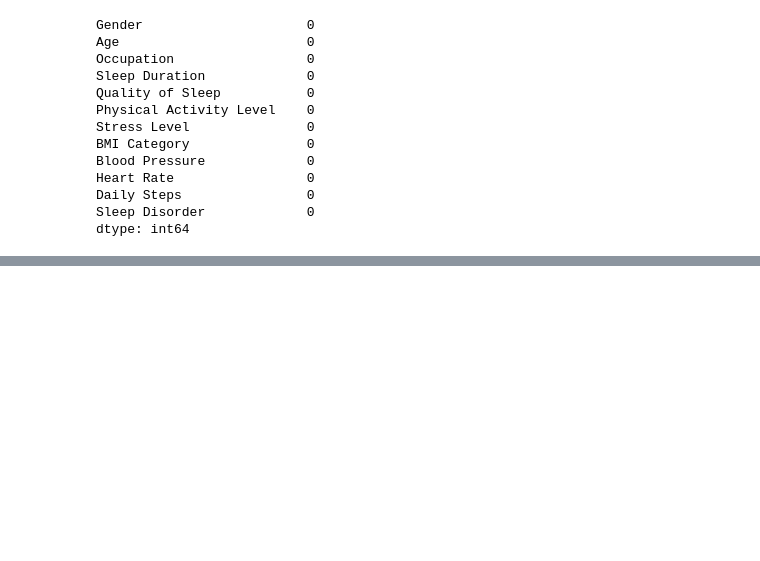
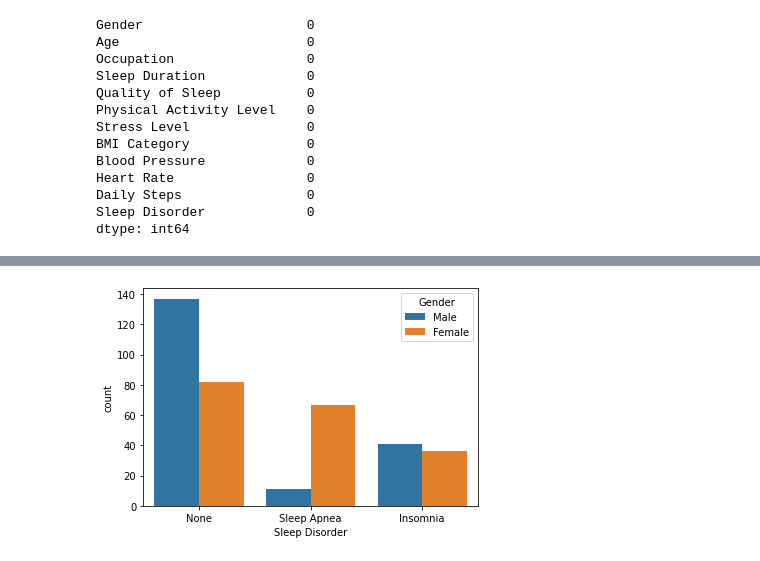
Before and after one commit to rohan-singh987/SomnoInsight, a Jupyter notebook: SomnoInsight.ipynb, the cells around one changed output, grey strips where cells are left out. Drawn from its saved outputs; the diff is of its cells as text; code cells hidden in the pictures; blank space fills up the shorter version.

```diff
--- a/SomnoInsight.ipynb
+++ b/SomnoInsight.ipynb
@@ -70,0 +115,6 @@ dtype: int64
+# %%
+sns.countplot(data=df, x='Sleep Disorder', hue='Gender')
+
+plt.show()
+# %% [output]
+[figure, added]
```
Also changed, not shown: parts of 36 cells of this notebook.
